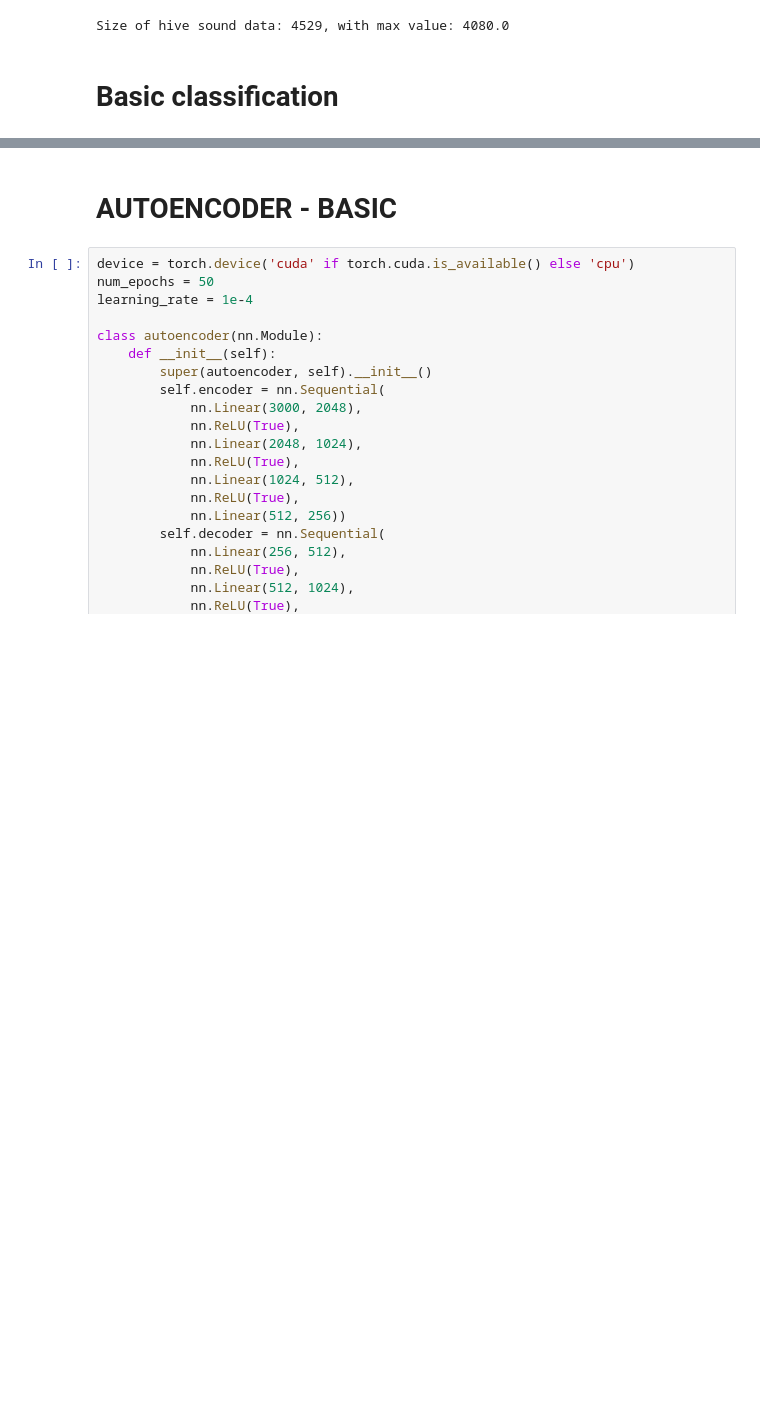
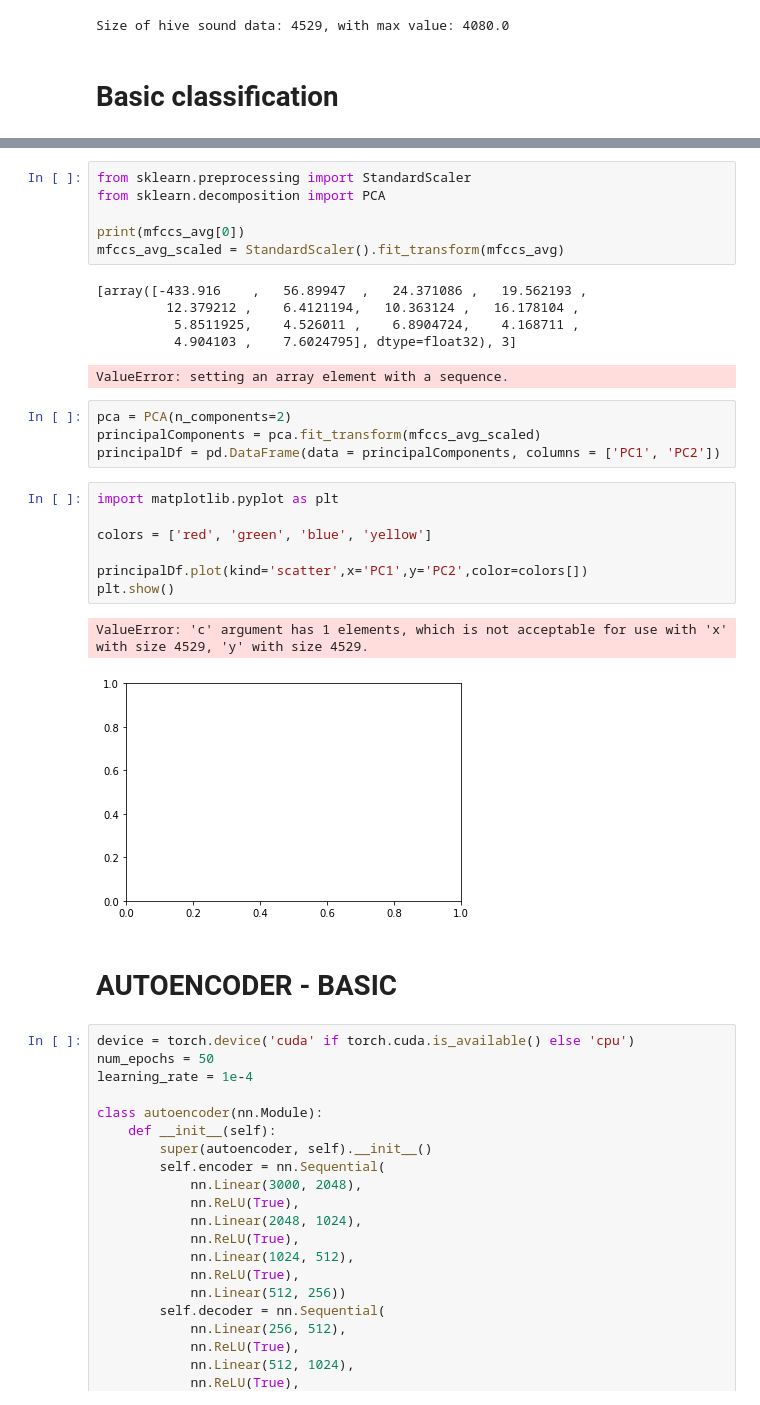
Before and after one commit to tymons/buzz-models, a Jupyter notebook: smartula.ipynb, the cells around one changed output, grey strips where cells are left out. Drawn from its saved outputs; the diff is of its cells as text; blank space fills up the shorter version.

```diff
--- a/smartula.ipynb
+++ b/smartula.ipynb
@@ -93,3 +116,29 @@ Size of hive sound data: 4529, with max value: 4080.0
+# %%
+from sklearn.preprocessing import StandardScaler
+from sklearn.decomposition import PCA
+
+print(mfccs_avg[0])
+mfccs_avg_scaled = StandardScaler().fit_transform(mfccs_avg)
+# %% [output]
+[array([-433.916    ,   56.89947  ,   24.371086 ,   19.562193 ,
+         12.379212 ,    6.4121194,   10.363124 ,   16.178104 ,
+          5.8511925,    4.526011 ,    6.8904724,    4.168711 ,
+          4.904103 ,    7.6024795], dtype=float32), 3]
+ValueError: setting an array element with a sequence.
+# %%
+pca = PCA(n_components=2)
+principalComponents = pca.fit_transform(mfccs_avg_scaled)
+principalDf = pd.DataFrame(data = principalComponents, columns = ['PC1', 'PC2'])
+# %%
+import matplotlib.pyplot as plt
+
+colors = ['red', 'green', 'blue', 'yellow']
+
+principalDf.plot(kind='scatter',x='PC1',y='PC2',color=colors[])
+plt.show()
+# %% [output]
+ValueError: 'c' argument has 1 elements, which is not acceptable for use with 'x' with size 4529, 'y' with size 4529.
+[figure, added]
 # %% [markdown]
 # AUTOENCODER - BASIC
 # %%
```
Also changed, not shown: parts of 4 cells of this notebook, 3 other files.
